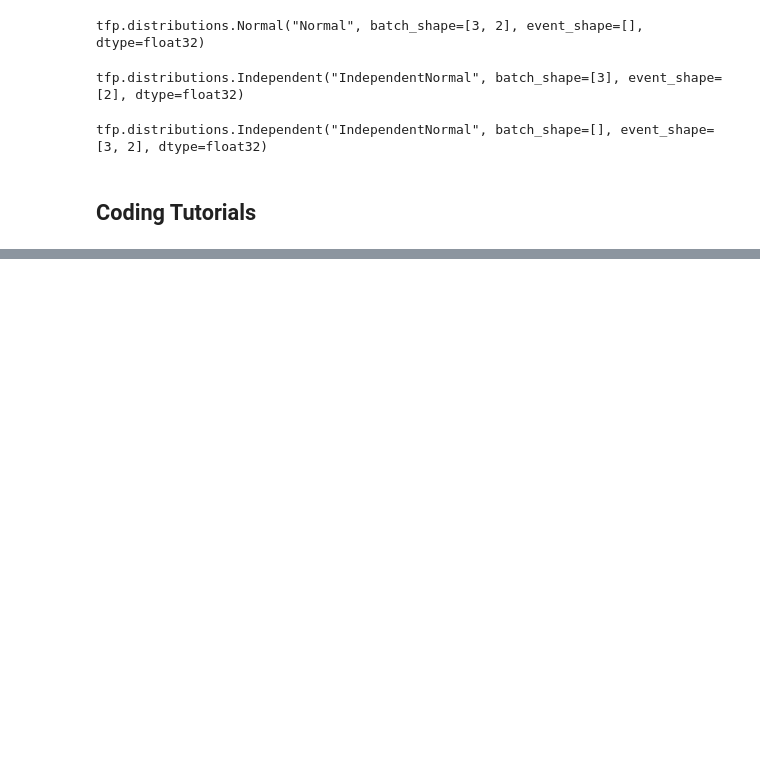
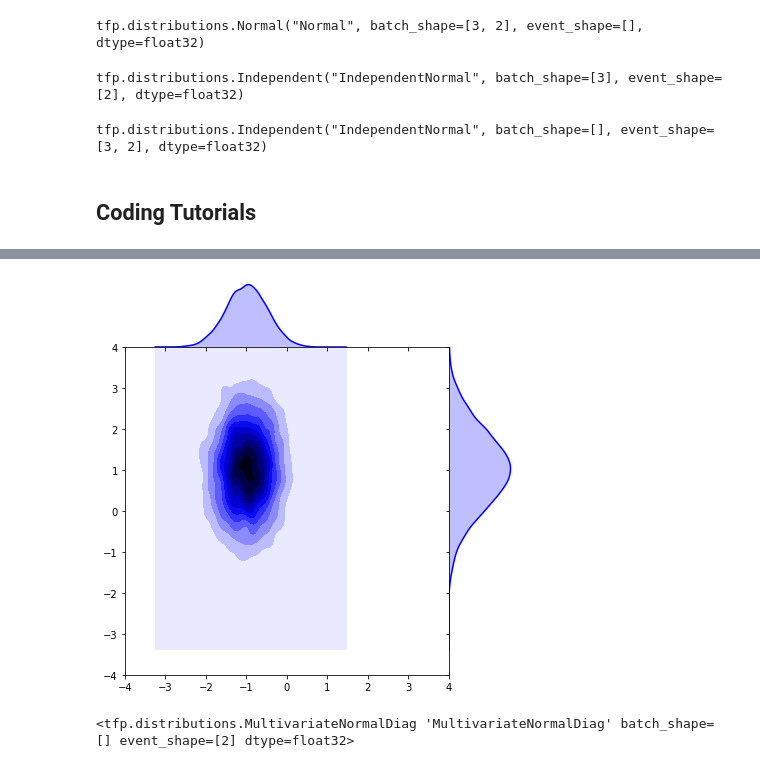
Before and after one commit to anilkunwar/coursera, a Jupyter notebook: ICL_Probabilistic_Deep_Learning_with_tf2/week1/the-independent-distribution.ipynb, the cells around one changed output, grey strips where cells are left out. Saved outputs shown, nothing was run; the diff lists cells and outputs as text; code cells hidden in the pictures; blank space fills up the shorter version.

```diff
--- a/ICL_Probabilistic_Deep_Learning_with_tf2/week1/the-independent-distribution.ipynb
+++ b/ICL_Probabilistic_Deep_Learning_with_tf2/week1/the-independent-distribution.ipynb
@@ -78,0 +114,17 @@ tfp.distributions.Independent("IndependentNormal", batch_shape=[], event_shape=[
+# %%
+# Create a plot showing joint density contours and marginal density functions
+samples = bivariate_normal_from_Independent.sample(10000)
+x1 = samples[:, 0]
+x2 = samples[:, 1]
+sns.jointplot(x1, x2, kind='kde', space=0, color='b', xlim=[-4, 4], ylim=[-4, 4])
+plt.show()
+# %% [output]
+[figure, added]
+# %%
+# Use MultivariateNormalDiag to create the equivalent distribution
+# Note that diagonal covariance matrix => no correlation => independence
+# (for the multivariate normal distribution)
+bivariate_normal_from_Multivariate = tfd.MultivariateNormalDiag(loc=locs, scale_diag=scales)
+bivariate_normal_from_Multivariate
+# %% [output]
+<tfp.distributions.MultivariateNormalDiag 'MultivariateNormalDiag' batch_shape=[] event_shape=[2] dtype=float32>
```
Also changed, not shown: parts of 6 cells of this notebook.
